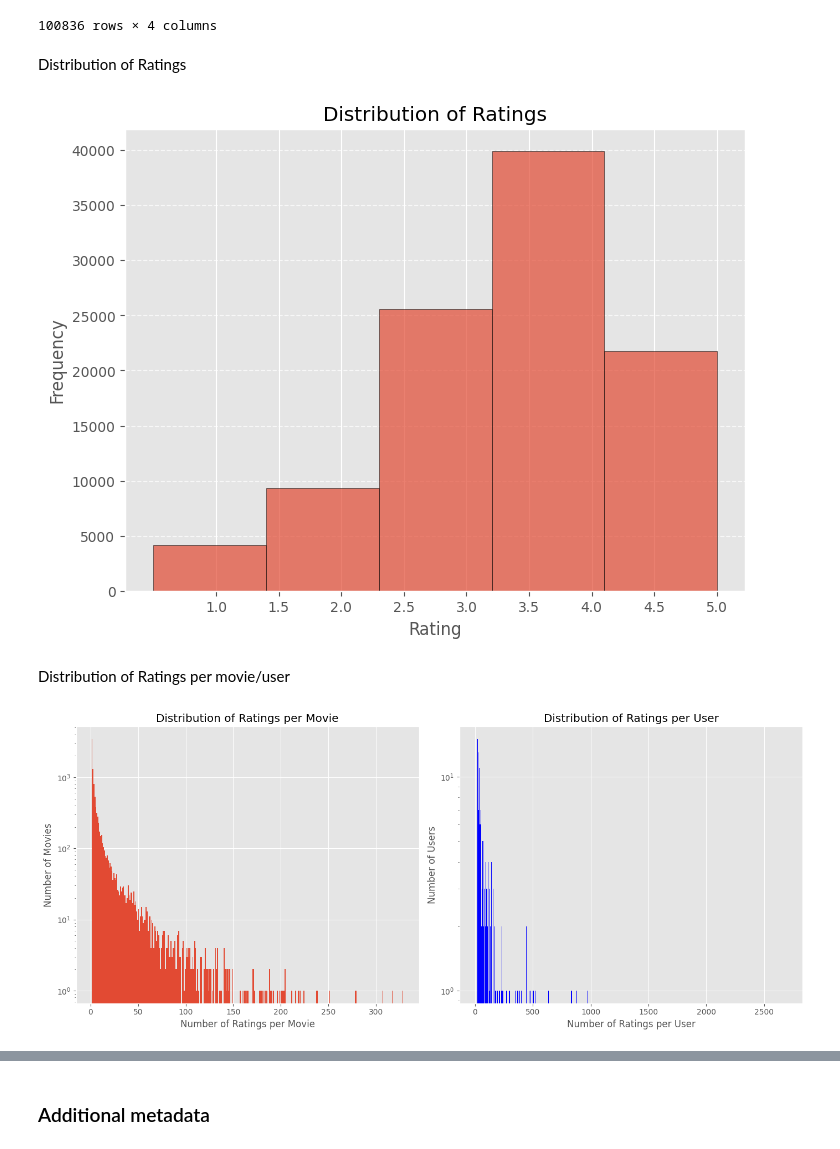
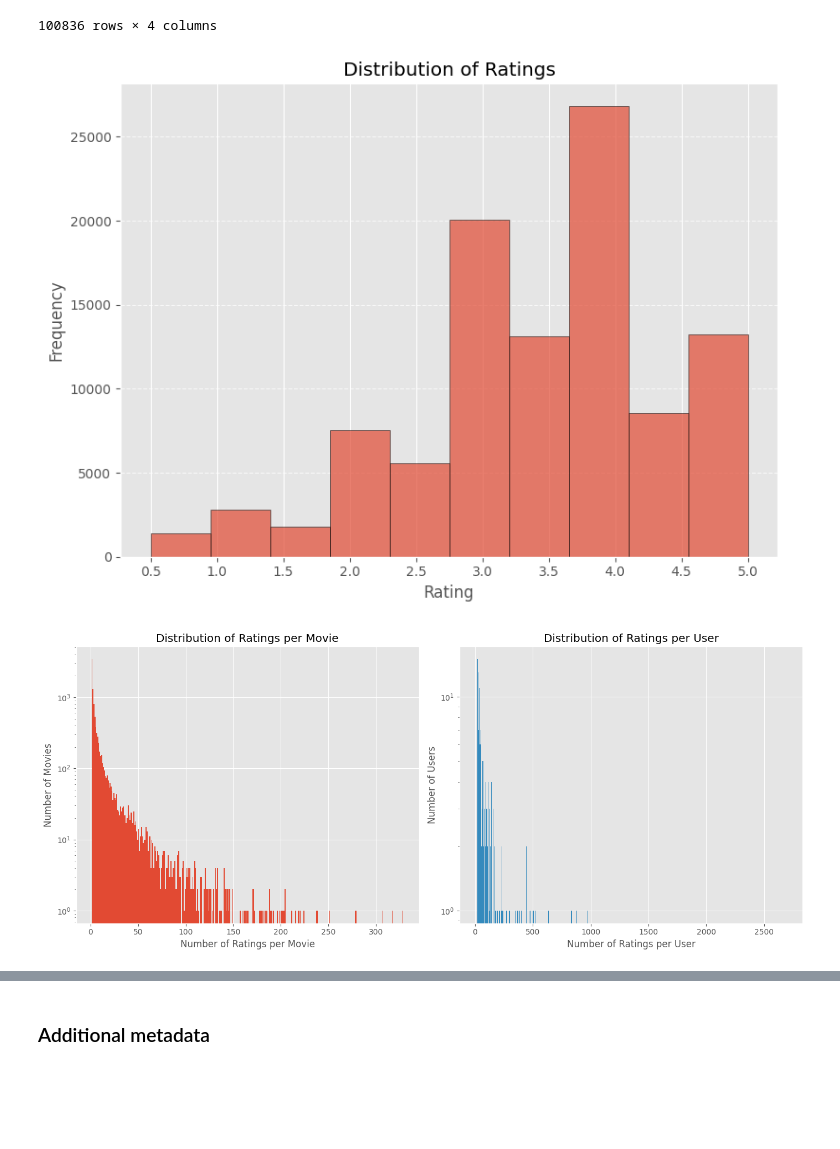
Before and after one commit to NamLe0609/recsys-movielens, a Jupyter notebook: new-movielens-100k.ipynb, the cells around one changed output, grey strips where cells are left out. Drawn from its saved outputs; the diff is of its cells as text; code cells hidden in the pictures; blank space fills up the shorter version.

```diff
--- a/new-movielens-100k.ipynb
+++ b/new-movielens-100k.ipynb
@@ -80,27 +69,25 @@ sparsity: 98.3000%
 | 100834 | 610 | 168252 | 5.0 | 1493846352 |
 | 100835 | 610 | 170875 | 3.0 | 1493846415 |
 100836 rows × 4 columns
-# %% [markdown]
-Distribution of Ratings
 # %%
 # Create the histogram
 plt.figure(figsize=(8, 6))
-plt.hist(df_rating["rating"], bins=5, edgecolor="black", alpha=0.7)
+plt.hist(df_rating["rating"], bins=10, edgecolor="black", alpha=0.7)
 plt.title("Distribution of Ratings")
 plt.xlabel("Rating")
 plt.ylabel("Frequency")
-plt.xticks([1.0, 1.5, 2.0, 2.5, 3.0, 3.5, 4.0, 4.5, 5.0])
+plt.xticks([0.5, 1.0, 1.5, 2.0, 2.5, 3.0, 3.5, 4.0, 4.5, 5.0])
 plt.grid(axis="y", linestyle="--", alpha=0.7)
+plt.tight_layout()
+plt.savefig(f"{image_path}rating_distribution.png")
 plt.show()
 # %% [output]
-[figure, old version]
+[figure, new version]
-# %% [markdown]
-Distribution of Ratings per movie/user
 # %%
 rating_count = df_rating["movieId"].value_counts()
 plt.figure(figsize=(14, 6))
 plt.subplot(1, 2, 1)
-plt.hist(rating_count, bins=range(1, rating_count.max() + 1), log=True)
+plt.hist(rating_count, bins=range(1, rating_count.max() + 1), color="C0", log=True)
 plt.xlabel("Number of Ratings per Movie")
 plt.ylabel("Number of Movies")
 plt.title("Distribution of Ratings per Movie")
@@ -112,13 +99,14 @@ plt.hist(
     user_rating_count,
     bins=range(1, user_rating_count.max() + 1),
     log=True,
-    color="blue",
+    color="C1",
 )
 plt.xlabel("Number of Ratings per User")
 plt.ylabel("Number of Users")
 plt.title("Distribution of Ratings per User")
 plt.grid(True)
 plt.tight_layout()
+plt.savefig(f"{image_path}rating_per_user_movie.png")
 plt.show()
 # %% [output]
-[figure, old version]
+[figure, new version]
```
Also changed, not shown: parts of 13 cells of this notebook, 16 other files.
